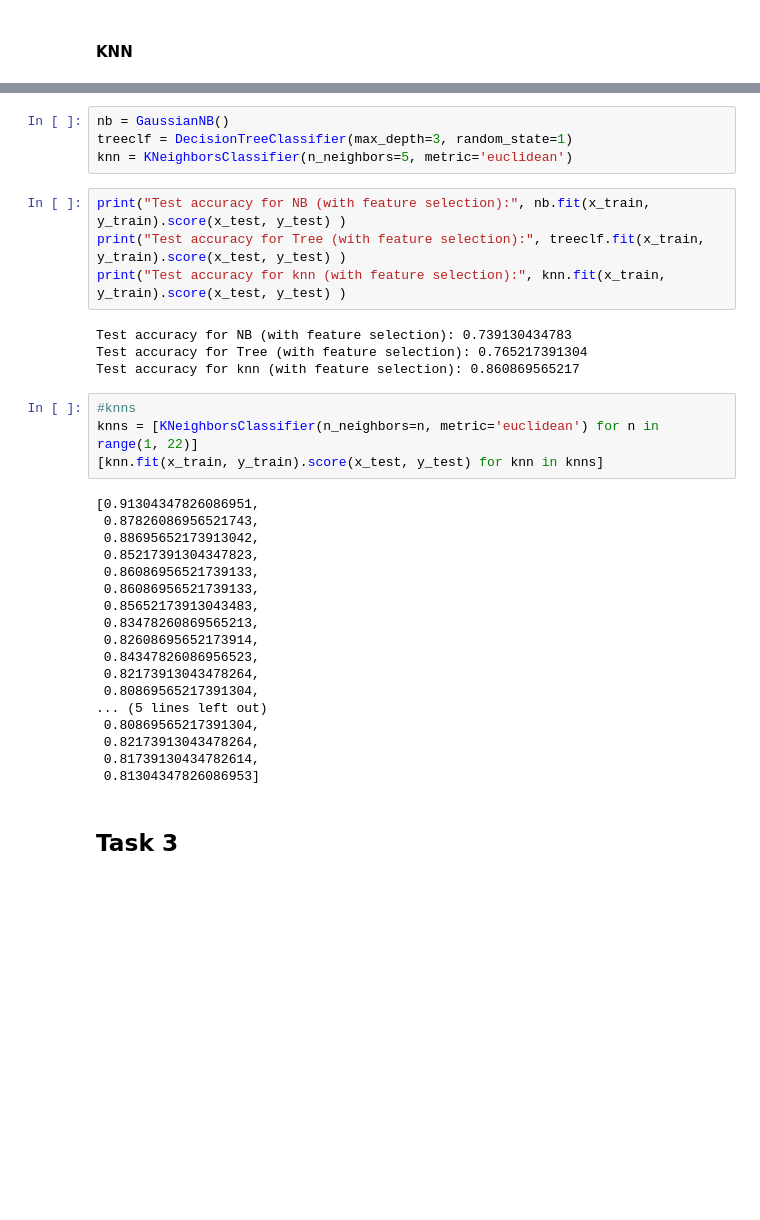
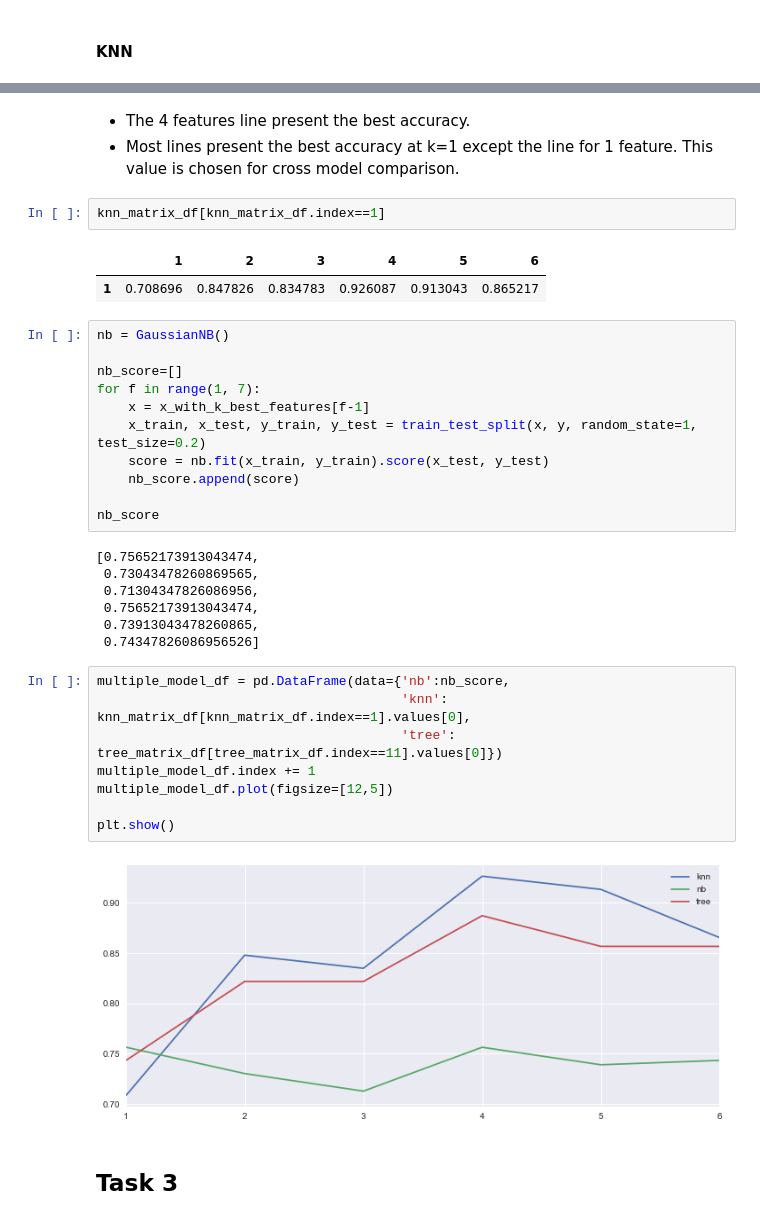
Before and after one commit to Mooophy/158222, a Jupyter notebook: as3/As3.ipynb, the cells around one changed output, grey strips where cells are left out. Cells and saved outputs as stored; diff of their text form; blank space fills up the shorter version.

Commit message:
visual

```diff
--- a/as3/As3.ipynb
+++ b/as3/As3.ipynb
@@ -216,37 +161,39 @@ knn_matrix_df
-# %%
-nb = GaussianNB()
-treeclf = DecisionTreeClassifier(max_depth=3, random_state=1)
-knn = KNeighborsClassifier(n_neighbors=5, metric='euclidean')
-# %%
-print("Test accuracy for NB (with feature selection):", nb.fit(x_train, y_train).score(x_test, y_test) )
-print("Test accuracy for Tree (with feature selection):", treeclf.fit(x_train, y_train).score(x_test, y_test) )
-print("Test accuracy for knn (with feature selection):", knn.fit(x_train, y_train).score(x_test, y_test) )
-# %% [output]
-Test accuracy for NB (with feature selection): 0.739130434783
-Test accuracy for Tree (with feature selection): 0.765217391304
-Test accuracy for knn (with feature selection): 0.860869565217
-# %%
-#knns
-knns = [KNeighborsClassifier(n_neighbors=n, metric='euclidean') for n in range(1, 22)]
-[knn.fit(x_train, y_train).score(x_test, y_test) for knn in knns]
-# %% [output]
-[0.91304347826086951,
- 0.87826086956521743,
- 0.88695652173913042,
- 0.85217391304347823,
- 0.86086956521739133,
- 0.86086956521739133,
- 0.85652173913043483,
- 0.83478260869565213,
- 0.82608695652173914,
- 0.84347826086956523,
- 0.82173913043478264,
- 0.80869565217391304,
-... (5 lines left out)
- 0.80869565217391304,
- 0.82173913043478264,
- 0.81739130434782614,
- 0.81304347826086953]
+# %% [markdown]
+* The 4 features line present the best accuracy.
+* Most lines present the best accuracy at k=1 except the line for 1 feature. This value is chosen for cross model comparison.
+# %%
+knn_matrix_df[knn_matrix_df.index==1]
+# %% [output]
+|  | 1 | 2 | 3 | 4 | 5 | 6 |
+| 1 | 0.708696 | 0.847826 | 0.834783 | 0.926087 | 0.913043 | 0.865217 |
+# %%
+nb = GaussianNB()
+
+nb_score=[]
+for f in range(1, 7):
+    x = x_with_k_best_features[f-1]
+    x_train, x_test, y_train, y_test = train_test_split(x, y, random_state=1, test_size=0.2)
+    score = nb.fit(x_train, y_train).score(x_test, y_test)
+    nb_score.append(score)
+
+nb_score
+# %% [output]
+[0.75652173913043474,
+ 0.73043478260869565,
+ 0.71304347826086956,
+ 0.75652173913043474,
+ 0.73913043478260865,
+ 0.74347826086956526]
+# %%
+multiple_model_df = pd.DataFrame(data={'nb':nb_score,
+                                       'knn': knn_matrix_df[knn_matrix_df.index==1].values[0],
+                                       'tree': tree_matrix_df[tree_matrix_df.index==11].values[0]})
+multiple_model_df.index += 1
+multiple_model_df.plot(figsize=[12,5])
+
+plt.show()
+# %% [output]
+[figure, added]
 # %% [markdown]
 ## Task 3
 # %%
```
Also changed, not shown: parts of 7 cells of this notebook.
